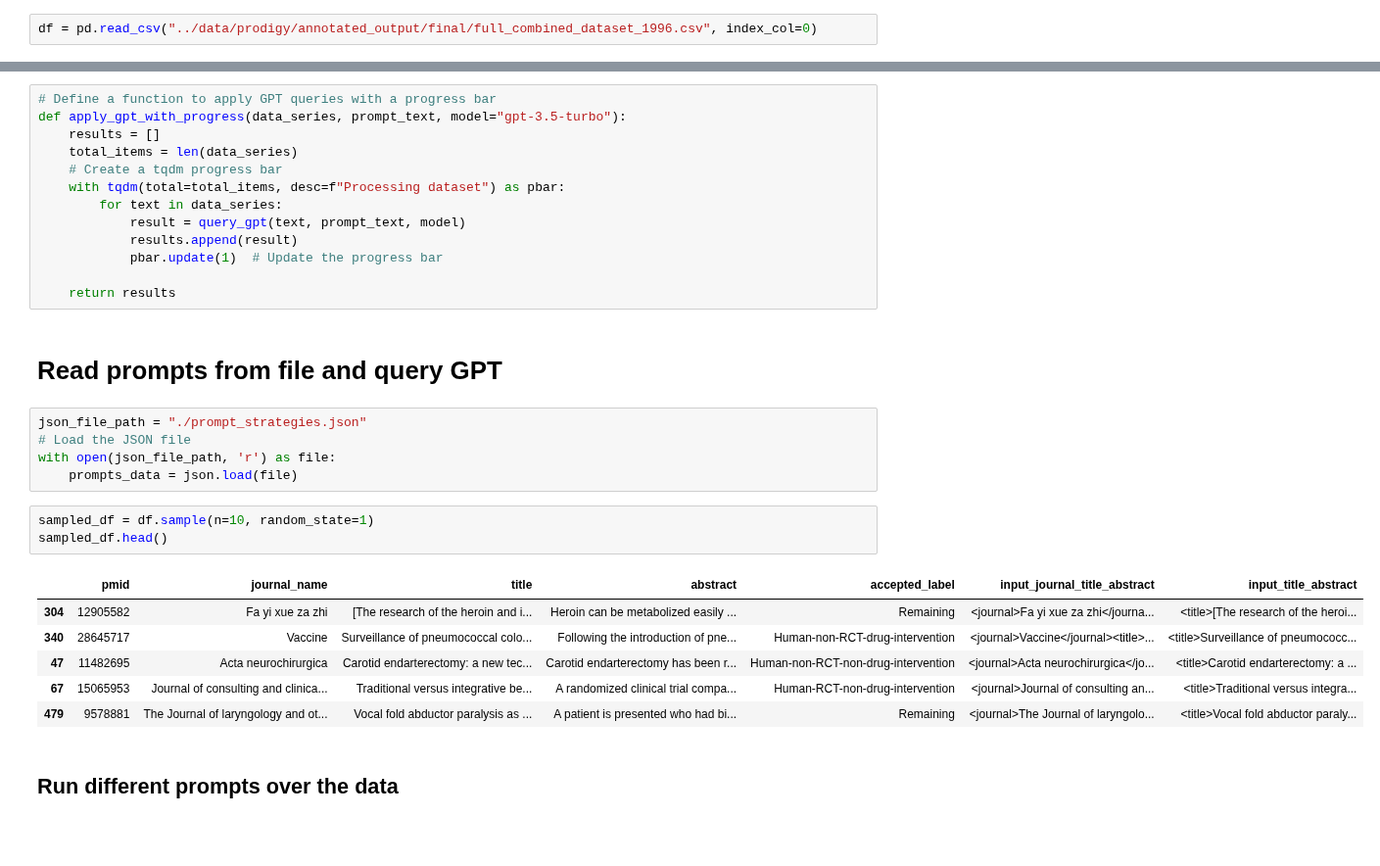
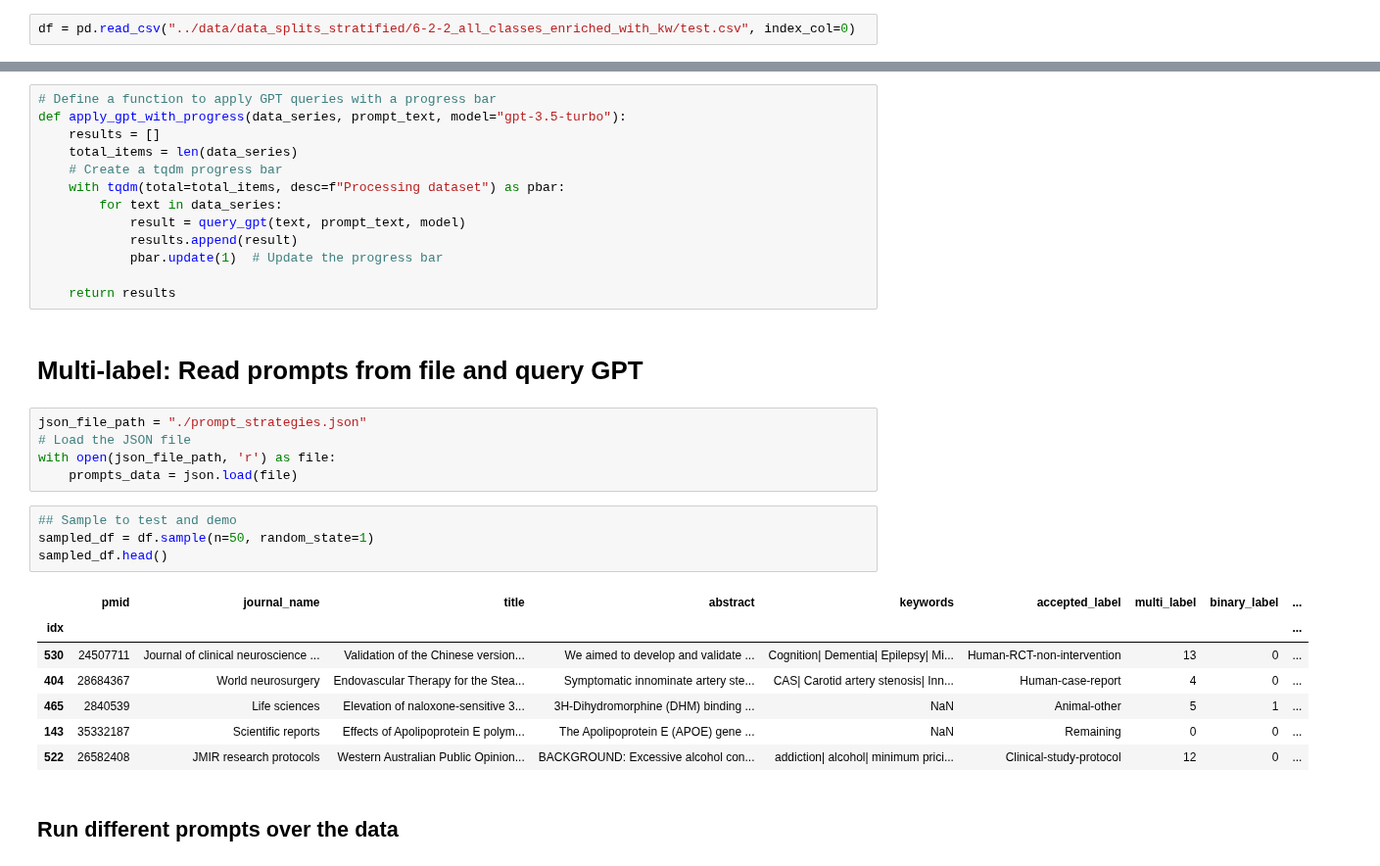
Before and after one commit to Ineichen-Group/StudyTypeTeller, a Jupyter notebook: models/Annotate_with_GPT_Prompts.ipynb, the cells around one changed output, grey strips where cells are left out. Shown at 98% size. Drawn from its saved outputs; the diff is of its cells as text; blank space fills up the shorter version.

Commit message:
split prompting and evaluation in two notebooks, added binary prompting and eval

```diff
--- a/models/Annotate_with_GPT_Prompts.ipynb
+++ b/models/Annotate_with_GPT_Prompts.ipynb
@@ -19,4 +19,4 @@ openai.__version__
 # %% [markdown]
 ### Read in annotated data
 # %%
-df = pd.read_csv("../data/prodigy/annotated_output/final/full_combined_dataset_1996.csv", index_col=0)
+df = pd.read_csv("../data/data_splits_stratified/6-2-2_all_classes_enriched_with_kw/test.csv", index_col=0)
@@ -132,22 +138,24 @@ def apply_gpt_with_progress(data_series, prompt_text, model="gpt-3.5-turbo"):
 
     return results
 # %% [markdown]
-# Read prompts from file and query GPT
+# Multi-label: Read prompts from file and query GPT
 # %%
 json_file_path = "./prompt_strategies.json"
 # Load the JSON file
 with open(json_file_path, 'r') as file:
     prompts_data = json.load(file)
 # %%
-sampled_df = df.sample(n=10, random_state=1)
+## Sample to test and demo
+sampled_df = df.sample(n=50, random_state=1)
 sampled_df.head()
 # %% [output]
-|  | pmid | journal_name | title | abstract | accepted_label | input_journal_title_abstract | input_title_abstract |
-| 304 | 12905582 | Fa yi xue za zhi | [The research of the heroin and i... | Heroin can be metabolized easily ... | Remaining | <journal>Fa yi xue za zhi</journa... | <title>[The research of the heroi... |
-| 340 | 28645717 | Vaccine | Surveillance of pneumococcal colo... | Following the introduction of pne... | Human-non-RCT-drug-intervention | <journal>Vaccine</journal><title>... | <title>Surveillance of pneumococc... |
-| 47 | 11482695 | Acta neurochirurgica | Carotid endarterectomy: a new tec... | Carotid endarterectomy has been r... | Human-non-RCT-non-drug-intervention | <journal>Acta neurochirurgica</jo... | <title>Carotid endarterectomy: a ... |
-| 67 | 15065953 | Journal of consulting and clinica... | Traditional versus integrative be... | A randomized clinical trial compa... | Human-RCT-non-drug-intervention | <journal>Journal of consulting an... | <title>Traditional versus integra... |
-| 479 | 9578881 | The Journal of laryngology and ot... | Vocal fold abductor paralysis as ... | A patient is presented who had bi... | Remaining | <journal>The Journal of laryngolo... | <title>Vocal fold abductor paraly... |
+|  | pmid | journal_name | title | abstract | keywords | accepted_label | multi_label | binary_label | ... |
+| idx |  |  |  |  |  |  |  |  | ... |
+| 530 | 24507711 | Journal of clinical neuroscience ... | Validation of the Chinese version... | We aimed to develop and validate ... | Cognition| Dementia| Epilepsy| Mi... | Human-RCT-non-intervention | 13 | 0 | ... |
+| 404 | 28684367 | World neurosurgery | Endovascular Therapy for the Stea... | Symptomatic innominate artery ste... | CAS| Carotid artery stenosis| Inn... | Human-case-report | 4 | 0 | ... |
+| 465 | 2840539 | Life sciences | Elevation of naloxone-sensitive 3... | 3H-Dihydromorphine (DHM) binding ... | NaN | Animal-other | 5 | 1 | ... |
+| 143 | 35332187 | Scientific reports | Effects of Apolipoprotein E polym... | The Apolipoprotein E (APOE) gene ... | NaN | Remaining | 0 | 0 | ... |
+| 522 | 26582408 | JMIR research protocols | Western Australian Public Opinion... | BACKGROUND: Excessive alcohol con... | addiction| alcohol| minimum prici... | Clinical-study-protocol | 12 | 0 | ... |
 # %% [markdown]
 ## Run different prompts over the data
 # %%
```
Also changed, not shown: parts of 22 cells of this notebook, 1 other file.
